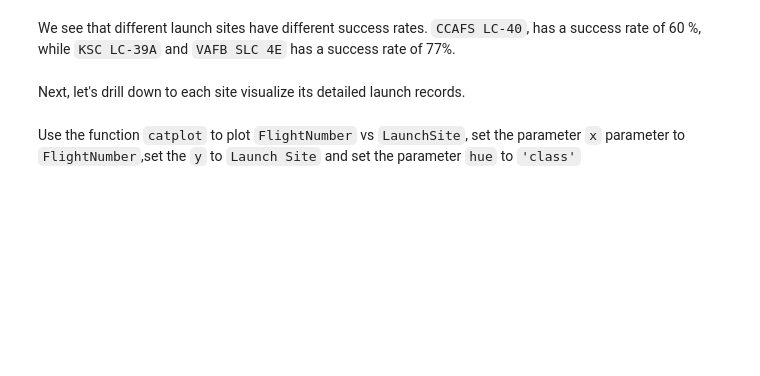
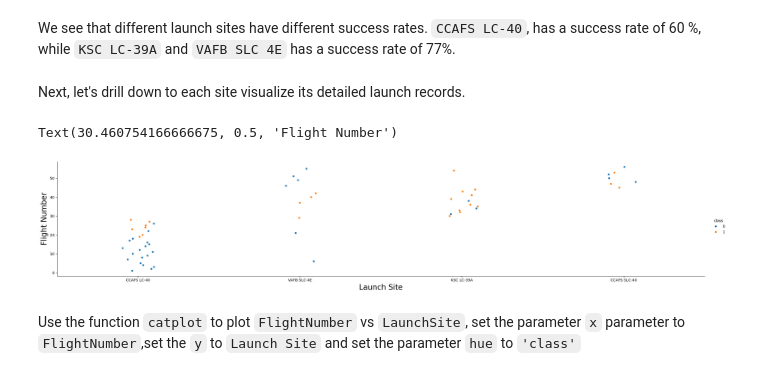
Before and after one commit to Emilllllllj/SpaceX-Project, a Jupyter notebook: jupyter-labs-eda-dataviz.ipynb.jupyterlite.ipynb, the cells around one changed output. Drawn from its saved outputs; the diff is of its cells as text; code cells hidden in the pictures; blank space fills up the shorter version.

```diff
--- a/jupyter-labs-eda-dataviz.ipynb.jupyterlite.ipynb
+++ b/jupyter-labs-eda-dataviz.ipynb.jupyterlite.ipynb
@@ -77,9 +156,12 @@ We see that different launch sites have different success rates.  <code>CCAFS LC
 Next, let's drill down to each site visualize its detailed launch records.
 # %%
 ### TASK 1: Visualize the relationship between Flight Number and Launch Site
-sns.catplot(y='FlightNumber', x='LaunchSite', hue='Class', data=df, aspect = 5)
+sns.catplot(y='Flight Number', x='Launch Site', hue='class', data=df, aspect = 5)
 plt.xlabel('Launch Site', fontsize = 20)
 plt.ylabel('Flight Number', fontsize = 20)
+# %% [output]
+Text(30.460754166666675, 0.5, 'Flight Number')
+[figure, added]
 # %% [markdown]
 Use the function <code>catplot</code> to plot <code>FlightNumber</code> vs <code>LaunchSite</code>, set the  parameter <code>x</code>  parameter to <code>FlightNumber</code>,set the  <code>y</code> to <code>Launch Site</code> and set the parameter <code>hue</code> to <code>'class'</code>
 # %%
```
Also changed, not shown: parts of 23 cells of this notebook.
